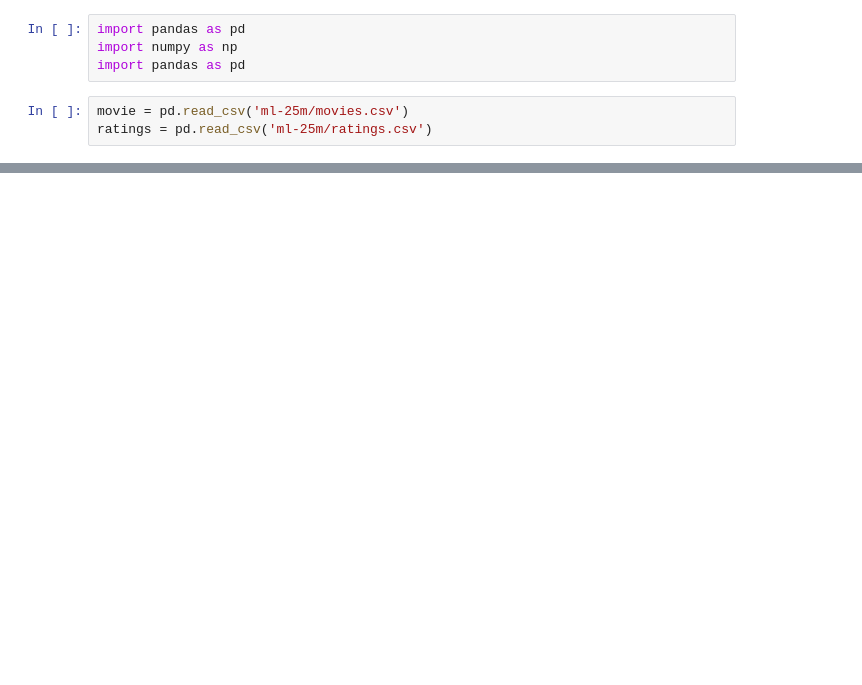
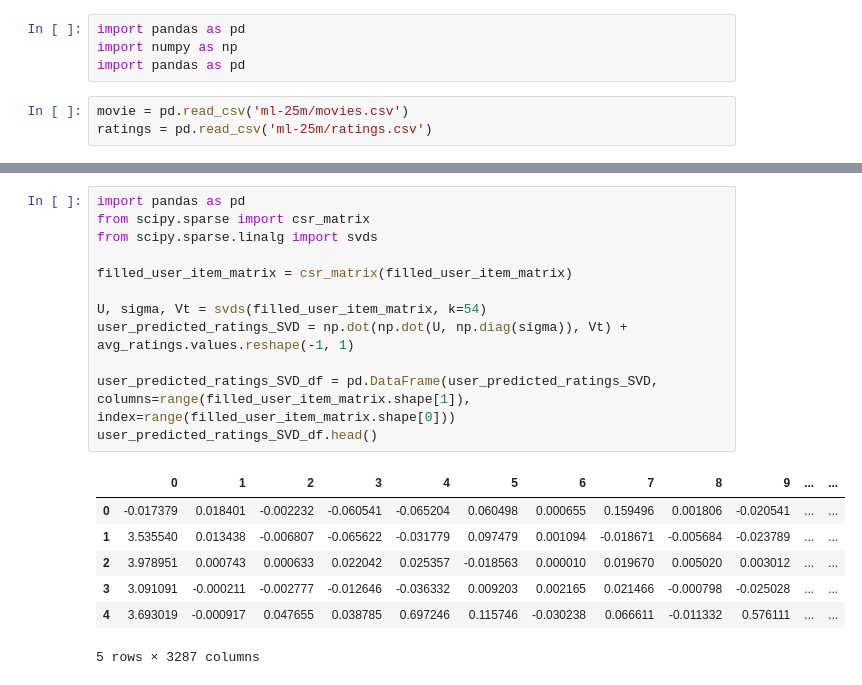
Before and after one commit to skanderkaroui/collaborative_filtering_movie_recommendation, a Jupyter notebook: SVD_manipulation.ipynb, the cells around one changed output, grey strips where cells are left out. Drawn from its saved outputs; the diff is of its cells as text; blank space fills up the shorter version.

```diff
--- a/SVD_manipulation.ipynb
+++ b/SVD_manipulation.ipynb
@@ -22,0 +118,20 @@ filled_user_item_matrix = user_ratings_pivot.sub(avg_ratings, axis=0).fillna(0)
+# %%
+import pandas as pd
+from scipy.sparse import csr_matrix
+from scipy.sparse.linalg import svds
+
+filled_user_item_matrix = csr_matrix(filled_user_item_matrix)
+
+U, sigma, Vt = svds(filled_user_item_matrix, k=54)
+user_predicted_ratings_SVD = np.dot(np.dot(U, np.diag(sigma)), Vt) + avg_ratings.values.reshape(-1, 1)
+
+user_predicted_ratings_SVD_df = pd.DataFrame(user_predicted_ratings_SVD, columns=range(filled_user_item_matrix.shape[1]), index=range(filled_user_item_matrix.shape[0]))
+user_predicted_ratings_SVD_df.head()
+# %% [output]
+|  | 0 | 1 | 2 | 3 | 4 | 5 | 6 | 7 | 8 | 9 | ... | ... |
+| 0 | -0.017379 | 0.018401 | -0.002232 | -0.060541 | -0.065204 | 0.060498 | 0.000655 | 0.159496 | 0.001806 | -0.020541 | ... | ... |
+| 1 | 3.535540 | 0.013438 | -0.006807 | -0.065622 | -0.031779 | 0.097479 | 0.001094 | -0.018671 | -0.005684 | -0.023789 | ... | ... |
+| 2 | 3.978951 | 0.000743 | 0.000633 | 0.022042 | 0.025357 | -0.018563 | 0.000010 | 0.019670 | 0.005020 | 0.003012 | ... | ... |
+| 3 | 3.091091 | -0.000211 | -0.002777 | -0.012646 | -0.036332 | 0.009203 | 0.002165 | 0.021466 | -0.000798 | -0.025028 | ... | ... |
+| 4 | 3.693019 | -0.000917 | 0.047655 | 0.038785 | 0.697246 | 0.115746 | -0.030238 | 0.066611 | -0.011332 | 0.576111 | ... | ... |
+5 rows × 3287 columns
```
Also changed, not shown: parts of 12 cells of this notebook.
